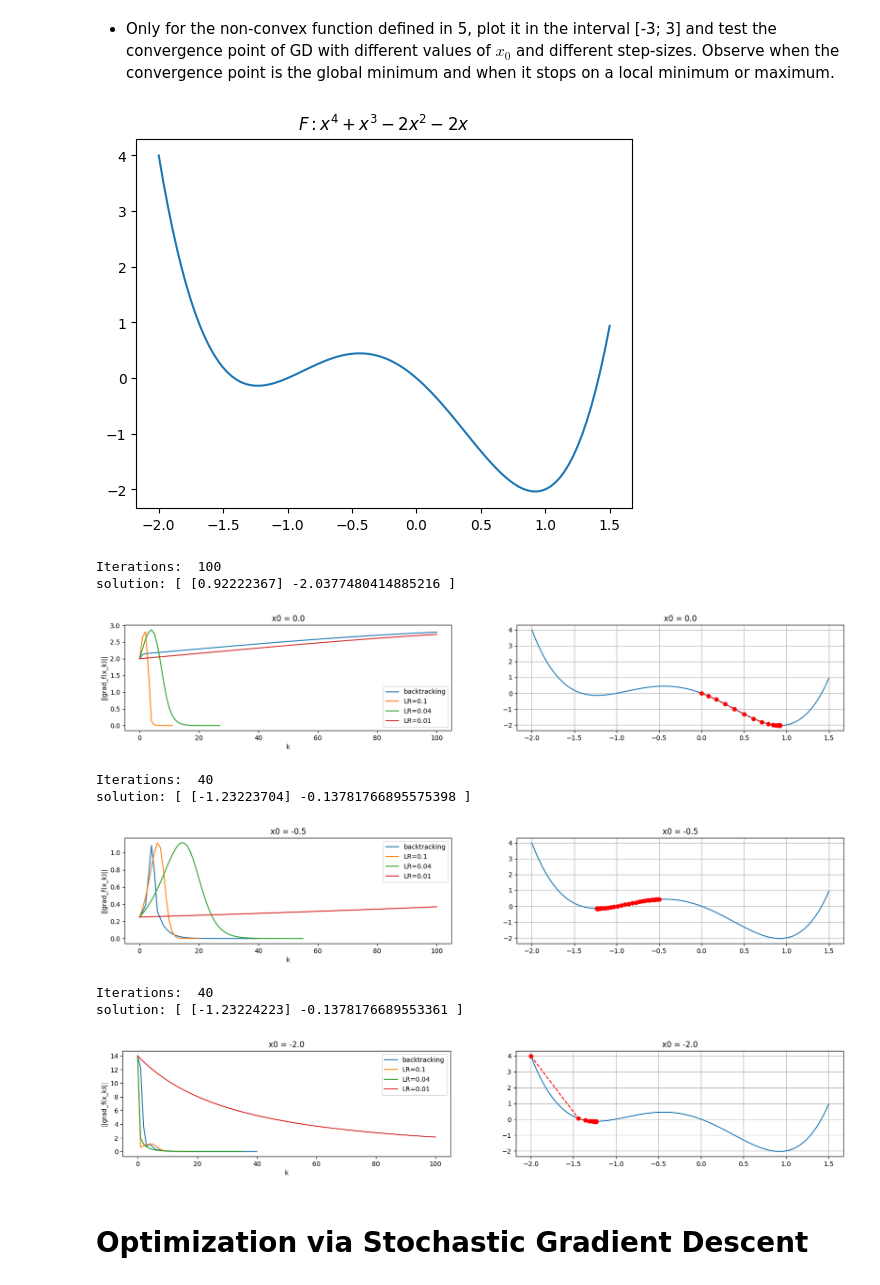
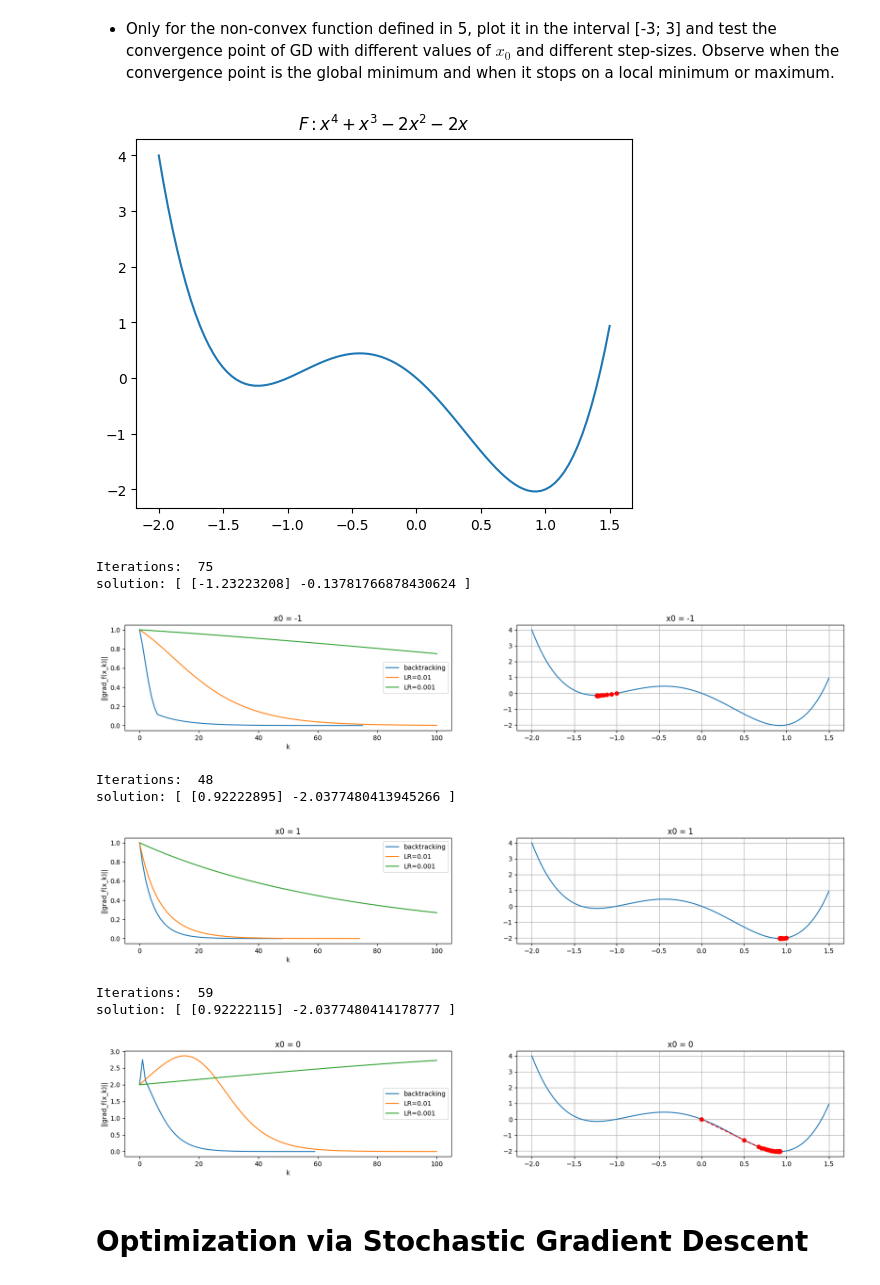
Before and after one commit to ChiaraAngileri/SMM_lab, a Jupyter notebook: Homework3 - no comments.ipynb, the cells around one changed output. Cells and saved outputs as stored; diff of their text form; code cells hidden in the pictures.

```diff
--- a/Homework3 - no comments.ipynb
+++ b/Homework3 - no comments.ipynb
@@ -33,16 +32,16 @@ def backtracking(f, grad_f, x):
     return alpha
 # %%
 def GD(f, grad_f, x0, kmax, tolf=1e-6, tolx=1e-6, step=0.001, useBackTracking=False, real_value=None):
+
+    x0 = np.array(x0)
 
     k = 0
     true_errors = []
 
-    dim_m, dim_n = (kmax+1, ) + x0.shape
-
-    x = np.empty((dim_m, dim_n))
-    f_val = np.empty((kmax+1, ))
-    grads = np.empty((dim_m, dim_n))
-    err_val = np.empty((kmax+1, ))
+    x = np.zeros((kmax+1, x0.shape[0]))
+    f_val = np.zeros((kmax+1, ))
+    grads = np.zeros((kmax+1, x0.shape[0]))
+    err_val = np.zeros((kmax+1, ))
 
     x[k]=x0
     f_val[k] = f(x0)
@@ -56,7 +55,7 @@ def GD(f, grad_f, x0, kmax, tolf=1e-6, tolx=1e-6, step=0.001, useBackTracking=Fa
         k = k+1
 
         if useBackTracking:
-            alpha = backtracking(f, grad_f, x[k])
+            alpha = backtracking(f, grad_f, x[k-1])
         else:
             alpha = step
 
@@ -438,9 +437,10 @@ for n in n_vector:
     x_tot = []
     err_tot = []
     err_star_tot = []
+    true_errors_tot = []
     k_tot = []
 
-    x0 = np.zeros((n, )) #cambiare in n,1 ???????????????????
+    x0 = np.zeros((n, ))
     x_min = np.zeros((3, n))
 
     x, k, f_val, grads, err_val, err_star, _  = GD(f, grad_f, x0, kmax, tolf, tolx, useBackTracking=True)
@@ -448,12 +448,13 @@ for n in n_vector:
     x_tot.append(x)
     err_tot.append(err_val)
     err_star_tot.append(err_star)
+    true_errors_tot.append(real_err)
     k_tot.append(k)
     x_min[0] = x[k]
 
     i=1
     for c in cvector:
-        x, k, f_val, grads, err_val, err_star, _  = GD(f, grad_f, x0, kmax, tolf, tolx, step=c, useBackTracking=False)
+        x, k, f_val, grads, err_val, err_star, real_err  = GD(f, grad_f, x0, kmax, tolf, tolx, step=c, useBackTracking=False)
         f_tot.append(f_val)
         x_tot.append(x)
         err_tot.append(err_val)
@@ -504,7 +505,7 @@ tolx = 1e-6
 tolf = 1e-6
 kmax = 100
 
-cvector = np.asarray([0.01, 0.03, 0.001])
+cvector = np.asarray([0.01, 0.03])
 
 f_tot_L = []
 x_tot_L = []
@@ -572,7 +573,7 @@ for lam in range(len(L)):
 
     plt.figure(figsize=(20, 10))
     plt.suptitle(f'Lambda = {L[lam]}')
-    legend=['backtracking', 'LR=0.01', 'LR=0.03', 'LR=0.001']
+    legend=['backtracking', 'LR=0.01', 'LR=0.03']
 
     for i in range(len(f_tot_L[lam])):
 
@@ -593,7 +594,6 @@ for lam in range(len(L)):
         plt.subplot(2, len(f_tot_L[lam]), j+1)
         plt.title(f"n={N[i]}")
 
-
         for e in range(len(f_tot_L[lam][i])):
             plt.xlabel('k')
             plt.ylabel('||x_k - x*||')
@@ -605,6 +605,4 @@ for lam in range(len(L)):
         j+=1
 
     plt.show()
-
-    #RANDOM???????????????????????????????????????????????
 # %% [output]
@@ -632,8 +630,8 @@ tolx = 1e-6
 tolf = 1e-6
 kmax = 100
 
-x0_vector = np.asarray([[0], [-0.5], [-2]])
-cvector = np.asarray([0.1, 0.04, 0.001])
+x0_vector = [[-1], [1], [0]]
+cvector = np.asarray([0.01, 0.001])
 
 f_tot_x0 = []
 x_tot_x0 = []
@@ -668,7 +666,6 @@ for x0 in x0_vector:
         k_tot.append(k)
 
         i+=1
-
     f_tot_x0.append(f_tot)
     x_tot_x0.append(x_tot)
     err_tot_x0.append(err_tot)
@@ -682,47 +679,47 @@ for x0_index in range(len(x0_vector)):
     plt.figure(figsize=(20, 10))
     plt.subplot(3, 2, i)
     plt.title(f'x0 = {x0}')
-    legend=['backtracking', 'LR=0.1', 'LR=0.04', 'LR=0.01']
+    legend=['backtracking', 'LR=0.01', 'LR=0.001']
 
     for e in range(len(f_tot_x0[x0_index])):
         plt.xlabel('k')
         plt.ylabel('||grad_f(x_k)||')
 
         kk = np.arange(0, k_tot_x0[x0_index][e]+1)
-        plt.plot(kk, err_tot_x0[x0_index][e])   #e100??????????????????????????????????
+        plt.plot(kk, err_tot_x0[x0_index][e])
         plt.legend(legend)
 
     i+=1
     plt.subplot(3, 2, i)
     plt.title(f'x0 = {x0}')
 
     x_plot = np.linspace(-2,1.5,100)
     y_plot = []
     for e in x_plot:
         y_plot.append(f5(e))
 
     plt.plot(x_plot,y_plot)
-    xmin = x_tot_x0[x0_index][2]
-    f_val_min = f_tot_x0[x0_index][2]
+    xmin = x_tot_x0[x0_index][0]
+    f_val_min = f_tot_x0[x0_index][0]
     plt.plot(xmin, f_val_min, "--ro")
     plt.grid()
 
     print("Iterations: ", k_tot_x0[x0_index][0])
     print("solution: [", xmin[-1], f_val_min[-1], "]")
 
     i+=1
     plt.show()
 # %% [output]
 [figure]
-Iterations:  100
-solution: [ [0.92222367] -2.0377480414885216 ]
+Iterations:  75
+solution: [ [-1.23223208] -0.13781766878430624 ]
-[figure, old version]
+[figure, new version]
-Iterations:  40
-solution: [ [-1.23223704] -0.13781766895575398 ]
+Iterations:  48
+solution: [ [0.92222895] -2.0377480413945266 ]
-[figure, old version]
+[figure, new version]
-Iterations:  40
-solution: [ [-1.23224223] -0.1378176689553361 ]
+Iterations:  59
+solution: [ [0.92222115] -2.0377480414178777 ]
-[figure, old version]
+[figure, new version]
 # %% [markdown]
 # Optimization via Stochastic Gradient Descent
 # %% [markdown]
```
Also changed, not shown: parts of 6 cells of this notebook.
